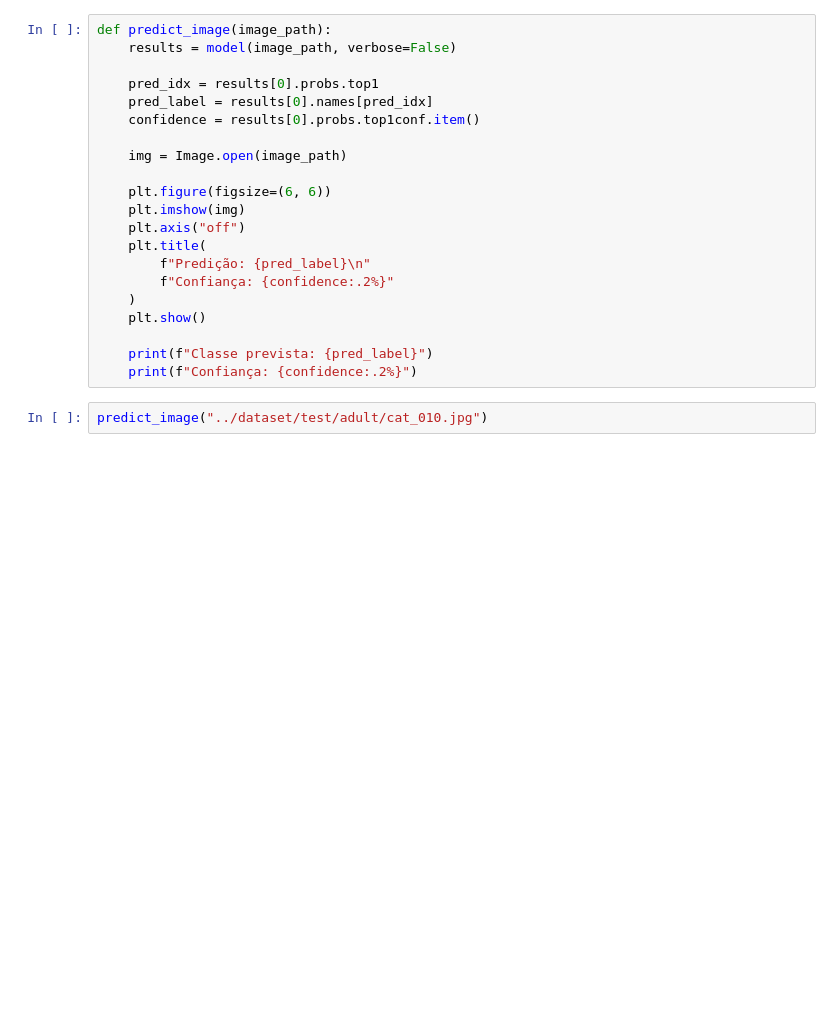
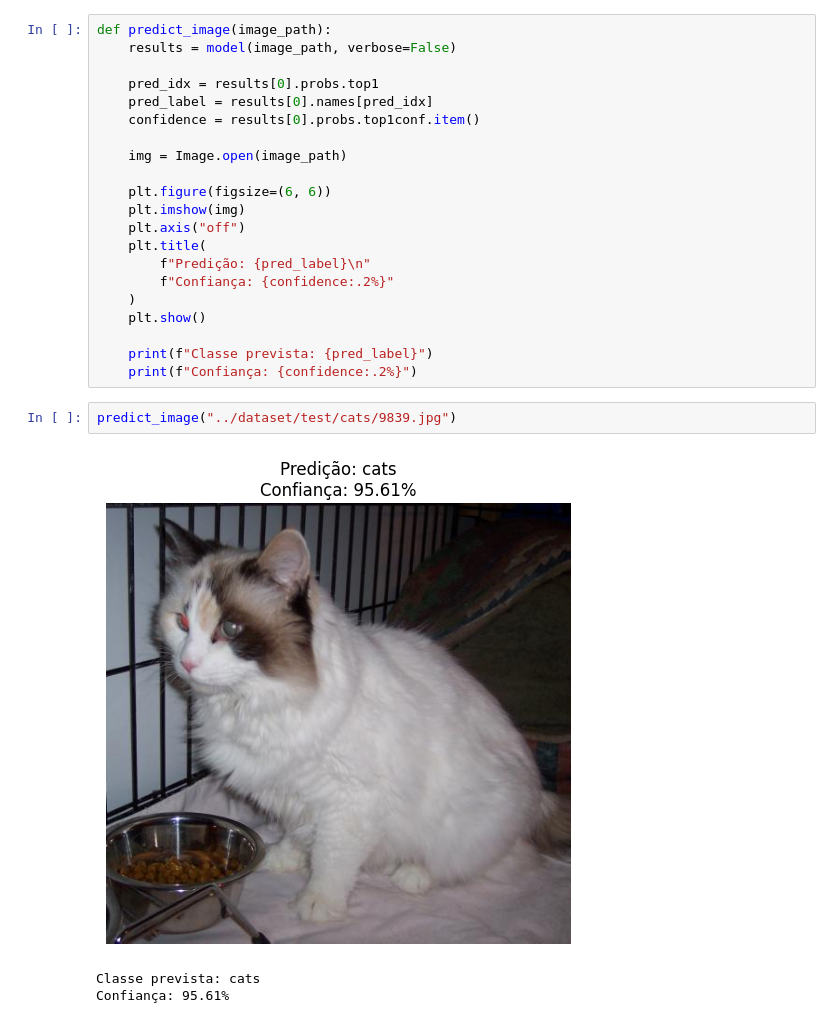
Before and after one commit to malufontes/gato_ou_cachorro, a Jupyter notebook: notebooks/test_models.ipynb, the cells around one changed output. Saved outputs shown, nothing was run; the diff lists cells and outputs as text; blank space fills up the shorter version.

```diff
--- a/notebooks/test_models.ipynb
+++ b/notebooks/test_models.ipynb
@@ -61,4 +83,8 @@ def predict_image(image_path):
     print(f"Classe prevista: {pred_label}")
     print(f"Confiança: {confidence:.2%}")
 # %%
-predict_image("../dataset/test/adult/cat_010.jpg")
+predict_image("../dataset/test/cats/9839.jpg")
+# %% [output]
+[figure, added]
+Classe prevista: cats
+Confiança: 95.61%
```
Also changed, not shown: parts of 5 cells of this notebook.
